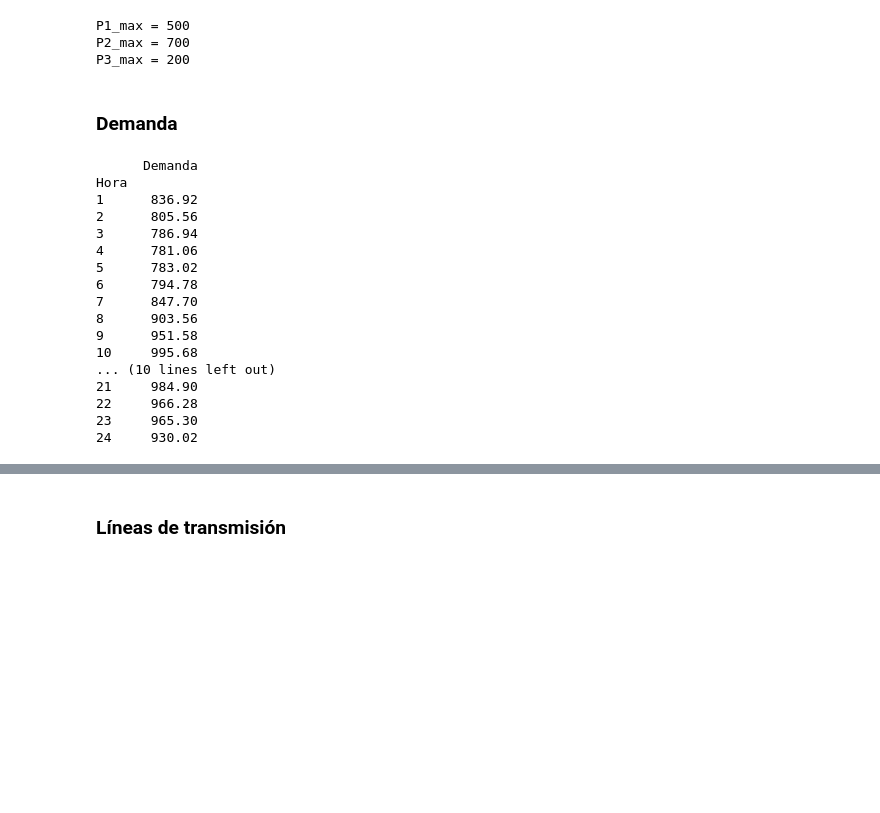
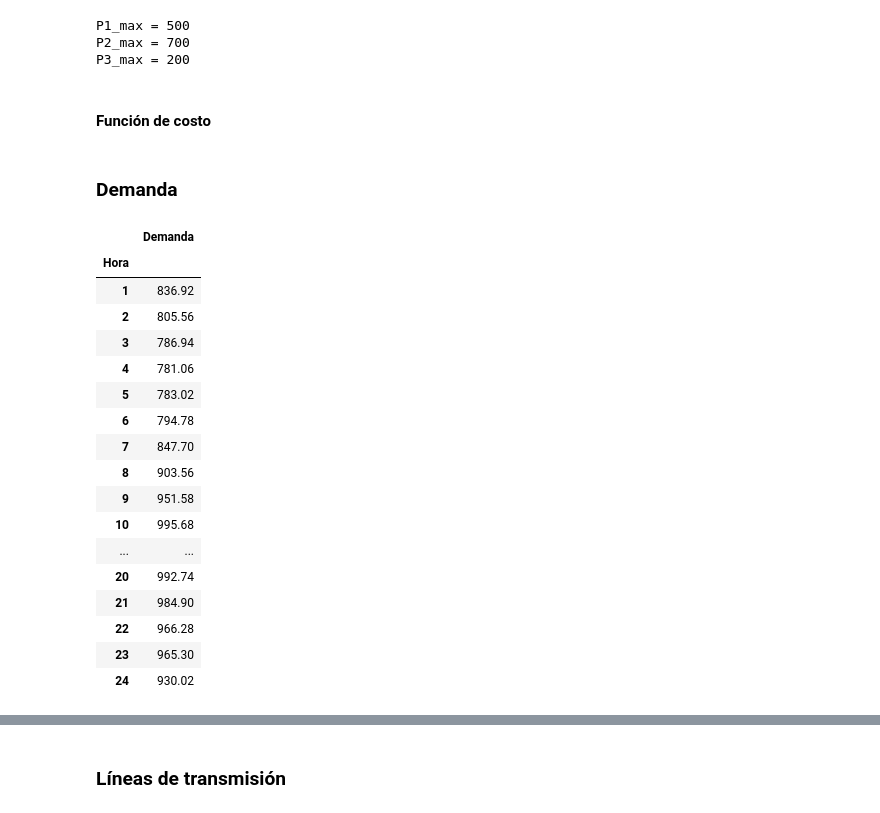
Before and after one commit to pabloajimenezc/Tarea_2_OSEP_2023_1, a Jupyter notebook: T2.ipynb, the cells around one changed output, grey strips where cells are left out. Saved outputs shown, nothing was run; the diff lists cells and outputs as text; code cells hidden in the pictures; blank space fills up the shorter version.

```diff
--- a/T2.ipynb
+++ b/T2.ipynb
@@ -249,3 +223,5 @@ print("P3_max = " + str(P3_max))
 P1_max = 500
 P2_max = 700
 P3_max = 200
+# %% [markdown]
+#### Función de costo
@@ -253,22 +242,23 @@ P3_max = 200
 ### Demanda
 # %%
 Perfil_horario = pd.read_excel("Datos_gen.xlsx", sheet_name="Perfil_horario", index_col=0)
-print(Perfil_horario)
+Perfil_horario
 # %% [output]
-      Demanda
-Hora
-1      836.92
-2      805.56
-3      786.94
-4      781.06
-5      783.02
-6      794.78
-7      847.70
-8      903.56
-9      951.58
-10     995.68
-... (10 lines left out)
-21     984.90
-22     966.28
-23     965.30
-24     930.02
+|  | Demanda |
+| Hora |  |
+| 1 | 836.92 |
+| 2 | 805.56 |
+| 3 | 786.94 |
+| 4 | 781.06 |
+| 5 | 783.02 |
+| 6 | 794.78 |
+| 7 | 847.70 |
+| 8 | 903.56 |
+| 9 | 951.58 |
+| 10 | 995.68 |
+| ... | ... |
+| 20 | 992.74 |
+| 21 | 984.90 |
+| 22 | 966.28 |
+| 23 | 965.30 |
+| 24 | 930.02 |
```
Also changed, not shown: parts of 34 cells of this notebook.
